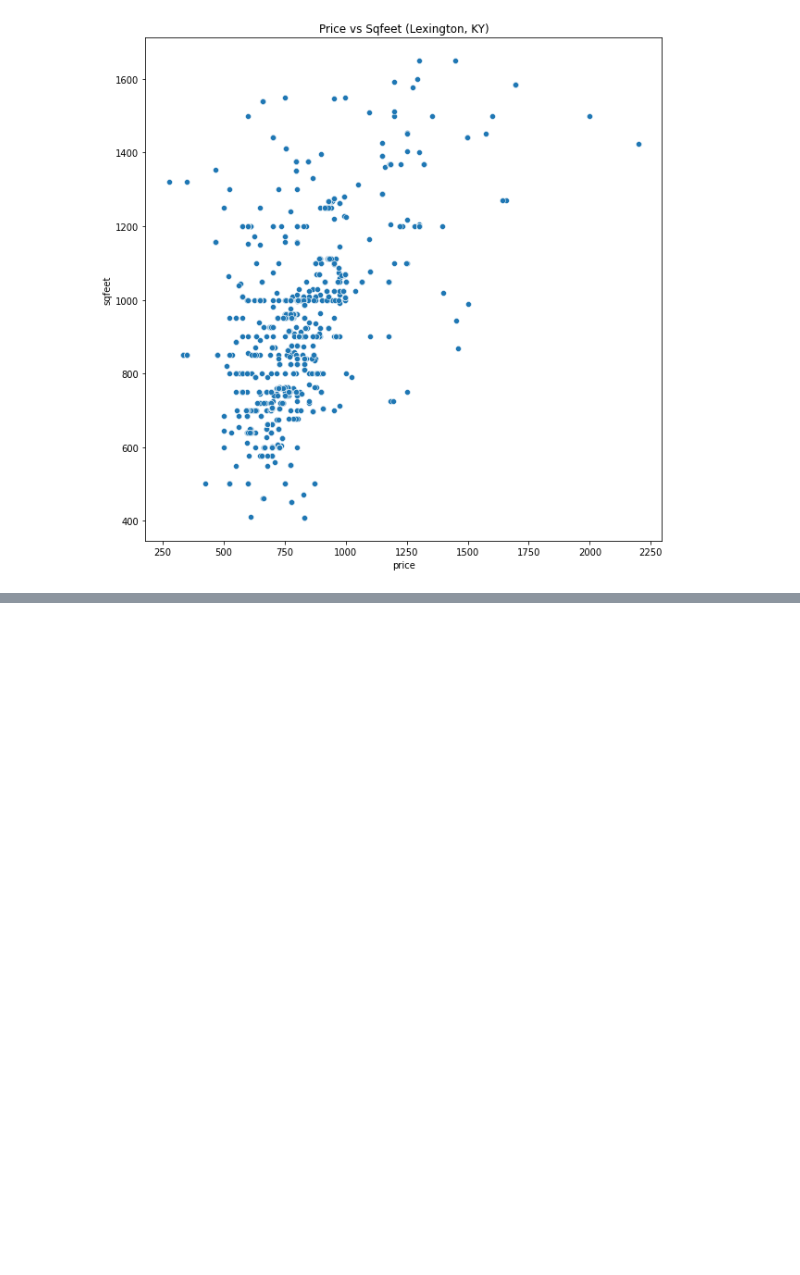
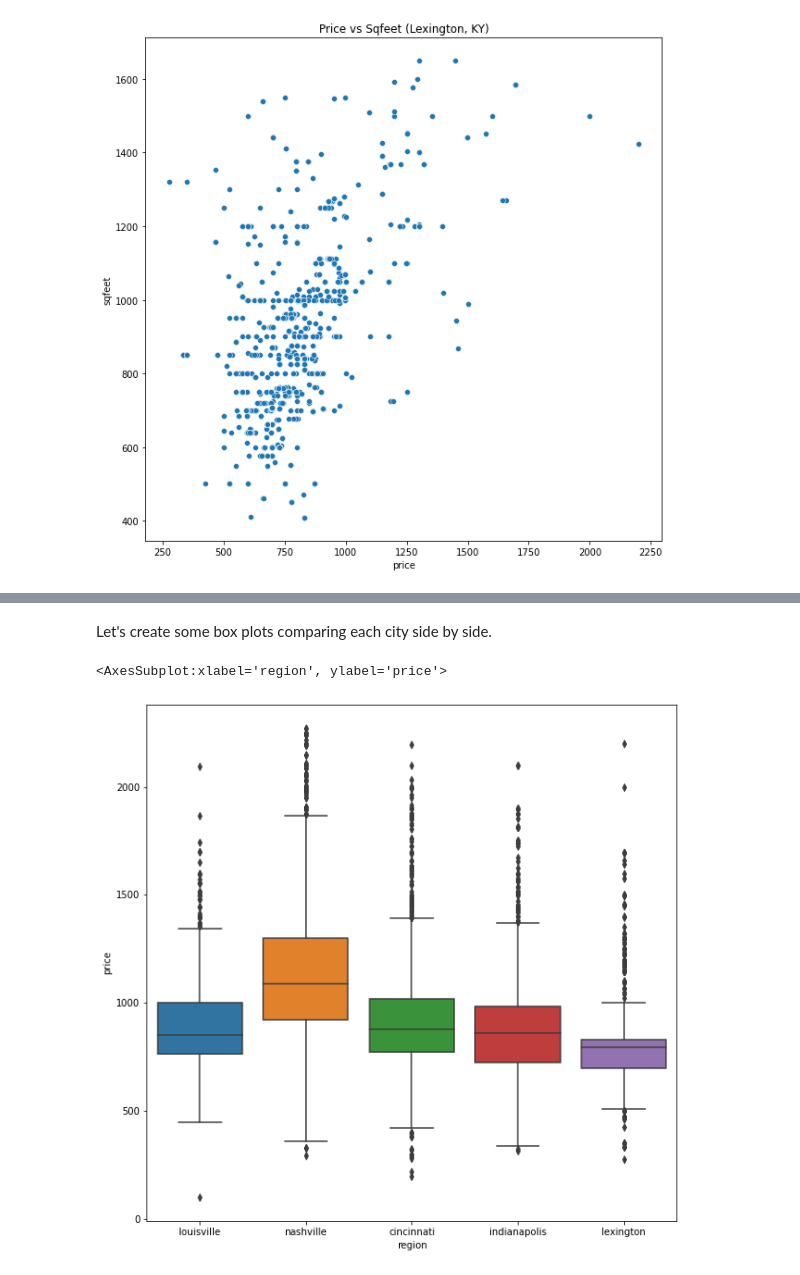
Before and after one commit to moferg/usa-housing-analysis, a Jupyter notebook: usa_housing_analysis.ipynb, the cells around one changed output, grey strips where cells are left out. Saved outputs shown, nothing was run; the diff lists cells and outputs as text; code cells hidden in the pictures; blank space fills up the shorter version.

Commit message:
created boxplots comparing each city's price and sqfeet

```diff
--- a/usa_housing_analysis.ipynb
+++ b/usa_housing_analysis.ipynb
@@ -925,0 +928,4 @@ Text(0.5, 1.0, 'Price vs Sqfeet (Lexington, KY)')
+# %%
+df_cities = pd.concat([df_louisville, df_nashville, df_cincinnati, df_indianapolis, df_lexington])
+
+df_cities.sample(10)
@@ -925,0 +944,9 @@ Text(0.5, 1.0, 'Price vs Sqfeet (Lexington, KY)')
+# %% [markdown]
+Let's create some box plots comparing each city side by side.
+# %%
+fig, ax = plt.subplots(figsize=[10, 10])
+
+sns.boxplot(y=df_cities.price, x=df_cities.region)
+# %% [output]
+<AxesSubplot:xlabel='region', ylabel='price'>
+[figure, added]
```
Also changed, not shown: parts of 3 cells of this notebook.
